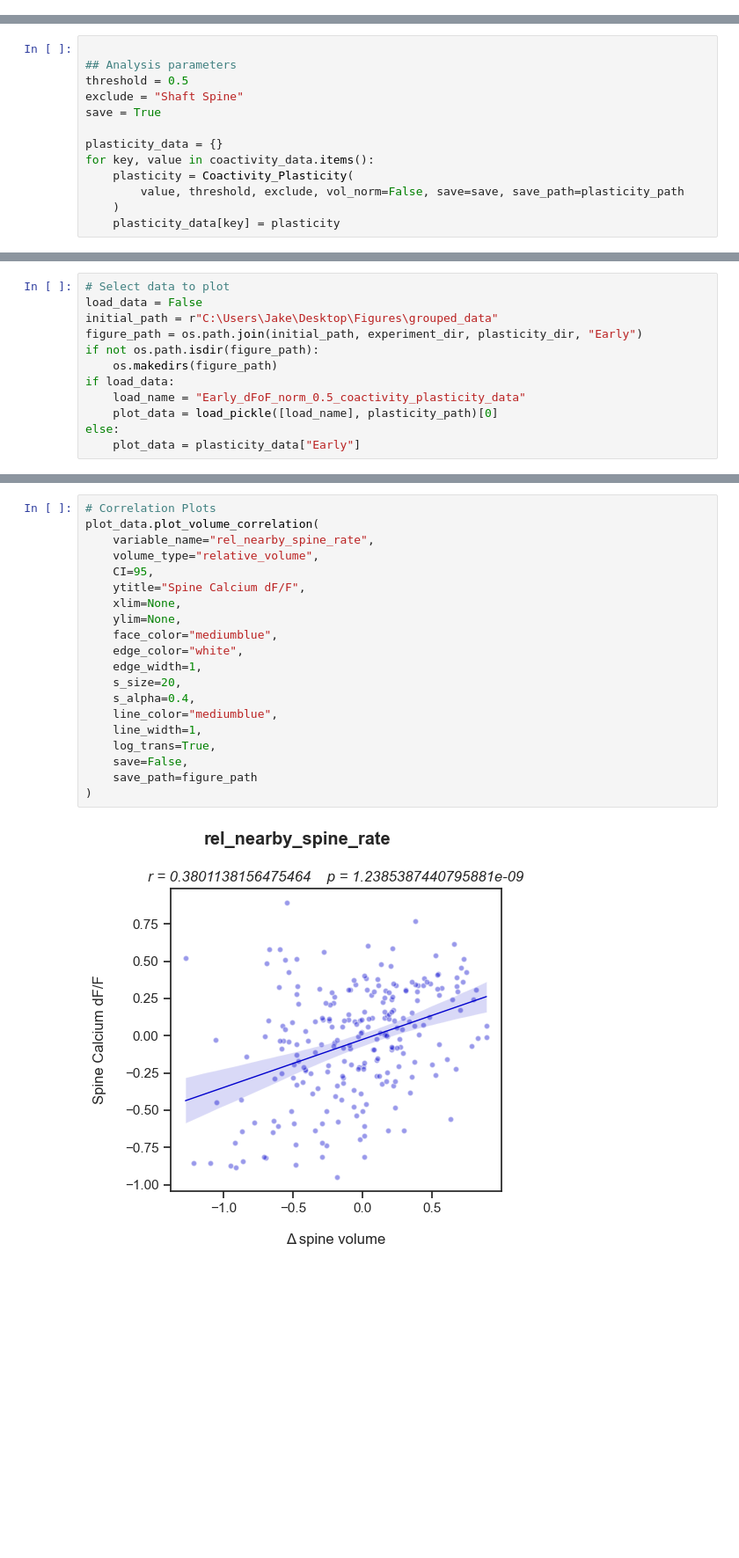
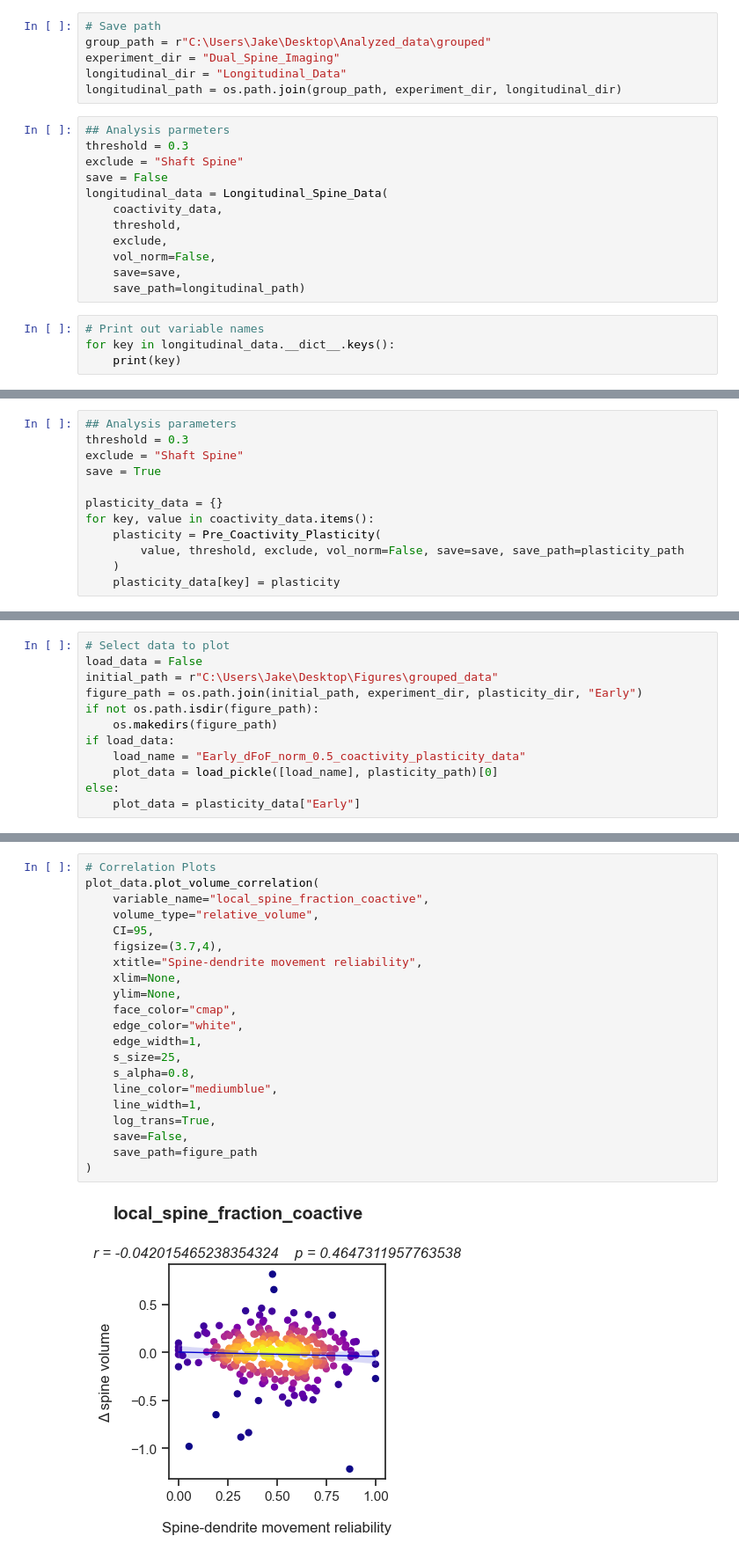
Before and after one commit to wjakewright/Lab_Analyses, a Jupyter notebook: Lab_Analyses/Spine_Analysis/Batch_Coactivity_Analysis.ipynb, the cells around one changed output, grey strips where cells are left out. Shown at 88% size. Saved outputs shown, nothing was run; the diff lists cells and outputs as text; blank space fills up the shorter version.

Commit message:
updated with new analyses and variable outputs

```diff
--- a/Lab_Analyses/Spine_Analysis/Batch_Coactivity_Analysis.ipynb
+++ b/Lab_Analyses/Spine_Analysis/Batch_Coactivity_Analysis.ipynb
@@ -88,0 +94,22 @@ if load_coactivity:
+# %%
+# Save path
+group_path = r"C:\Users\Jake\Desktop\Analyzed_data\grouped"
+experiment_dir = "Dual_Spine_Imaging"
+longitudinal_dir = "Longitudinal_Data"
+longitudinal_path = os.path.join(group_path, experiment_dir, longitudinal_dir)
+# %%
+## Analysis parmeters
+threshold = 0.3
+exclude = "Shaft Spine"
+save = False
+longitudinal_data = Longitudinal_Spine_Data(
+    coactivity_data,
+    threshold,
+    exclude,
+    vol_norm=False,
+    save=save,
+    save_path=longitudinal_path)
+# %%
+# Print out variable names
+for key in longitudinal_data.__dict__.keys():
+    print(key)
@@ -96,15 +142,14 @@ experiment_dir = "Dual_Spine_Imaging"
 plasticity_dir = "Coactivity_Plasticity"
 plasticity_path = os.path.join(group_path, experiment_dir, plasticity_dir)
 # %%
-
 ## Analysis parameters
-threshold = 0.5
+threshold = 0.3
 exclude = "Shaft Spine"
 save = True
 
 plasticity_data = {}
 for key, value in coactivity_data.items():
-    plasticity = Coactivity_Plasticity(
+    plasticity = Pre_Coactivity_Plasticity(
         value, threshold, exclude, vol_norm=False, save=save, save_path=plasticity_path
     )
     plasticity_data[key] = plasticity
@@ -153,25 +194,26 @@ print(sum(plot_data.stable_spines))
 # %%
 # Correlation Plots
 plot_data.plot_volume_correlation(
-    variable_name="rel_nearby_spine_rate",
+    variable_name="local_spine_fraction_coactive",
     volume_type="relative_volume",
     CI=95,
-    ytitle="Spine Calcium dF/F",
+    figsize=(3.7,4),
+    xtitle="Spine-dendrite movement reliability",
     xlim=None,
     ylim=None,
-    face_color="mediumblue",
+    face_color="cmap",
     edge_color="white",
     edge_width=1,
-    s_size=20,
-    s_alpha=0.4,
+    s_size=25,
+    s_alpha=0.8,
     line_color="mediumblue",
     line_width=1,
     log_trans=True,
     save=False,
     save_path=figure_path
 )
 # %% [output]
-[figure, old version]
+[figure, new version]
 # %%
 # Group mean activity plots
 plot_data.plot_group_scatter_plot(
```
Also changed, not shown: parts of 25 cells of this notebook, 24 other files.
